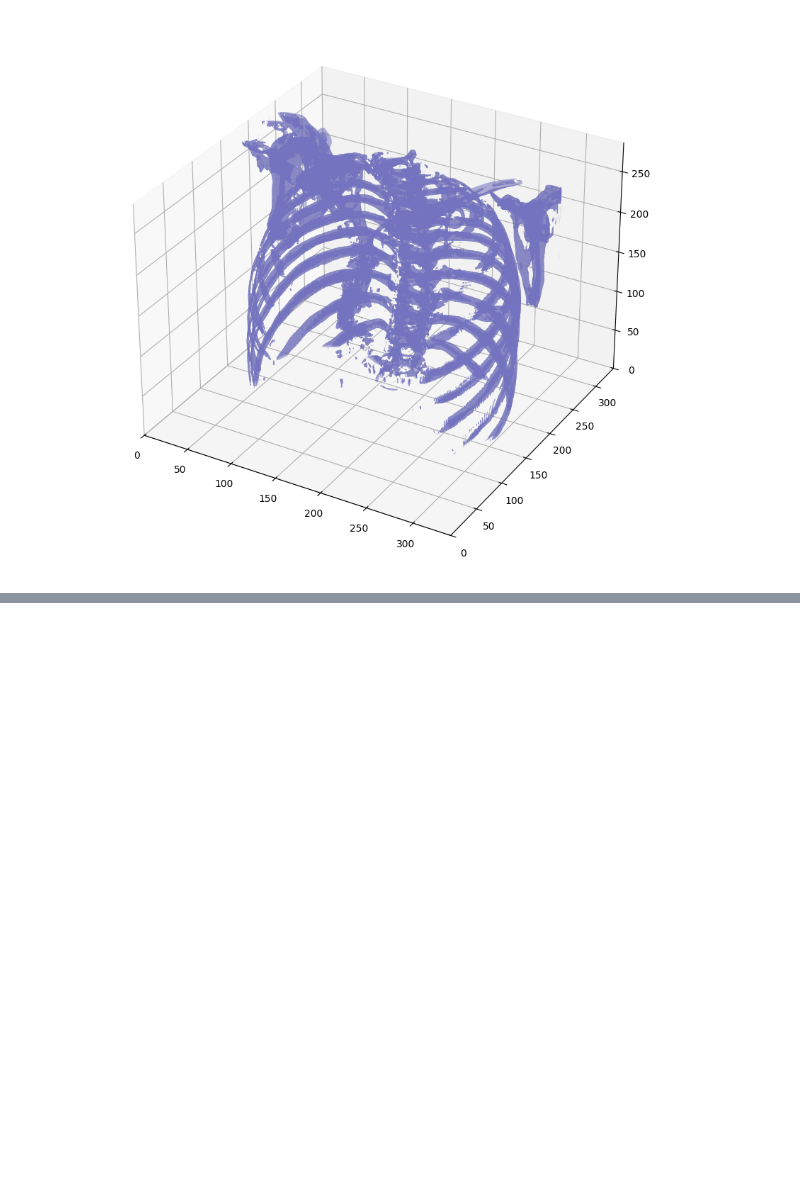
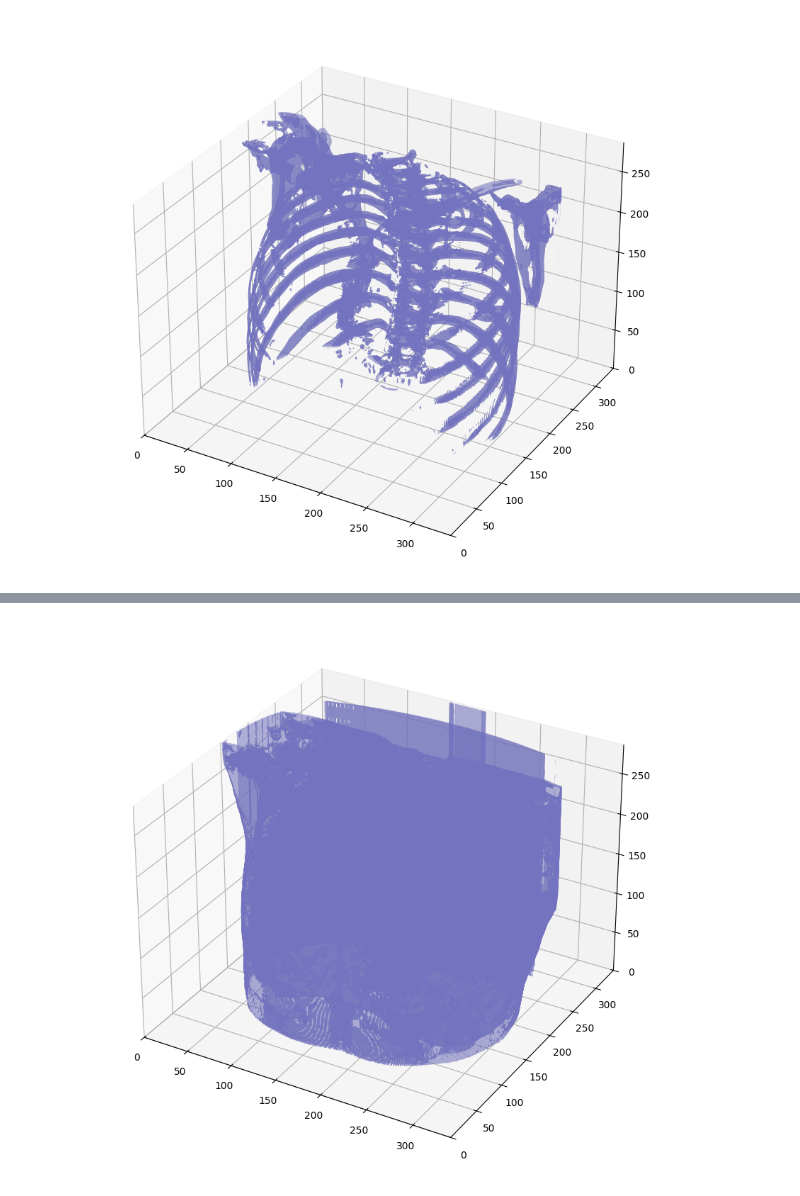
Before and after one commit to cbasitodx/Medical_Image_Processing_Course, a Jupyter notebook: medical_imaging_1.ipynb, the cells around one changed output, grey strips where cells are left out. Cells and saved outputs as stored; diff of their text form; code cells hidden in the pictures; blank space fills up the shorter version.

```diff
--- a/medical_imaging_1.ipynb
+++ b/medical_imaging_1.ipynb
@@ -136,0 +143,6 @@ plot_3d(pix_resampled, -1000)
+# %%
+umbral_fino : float = 10.0 # Con este umbral esperamos ver tejidos mas delgados (como piel) y fluidos
+
+plot_3d(pix_resampled, umbral_fino)
+# %% [output]
+[figure, added]
```
Also changed, not shown: parts of 3 cells of this notebook, 3 other files.
